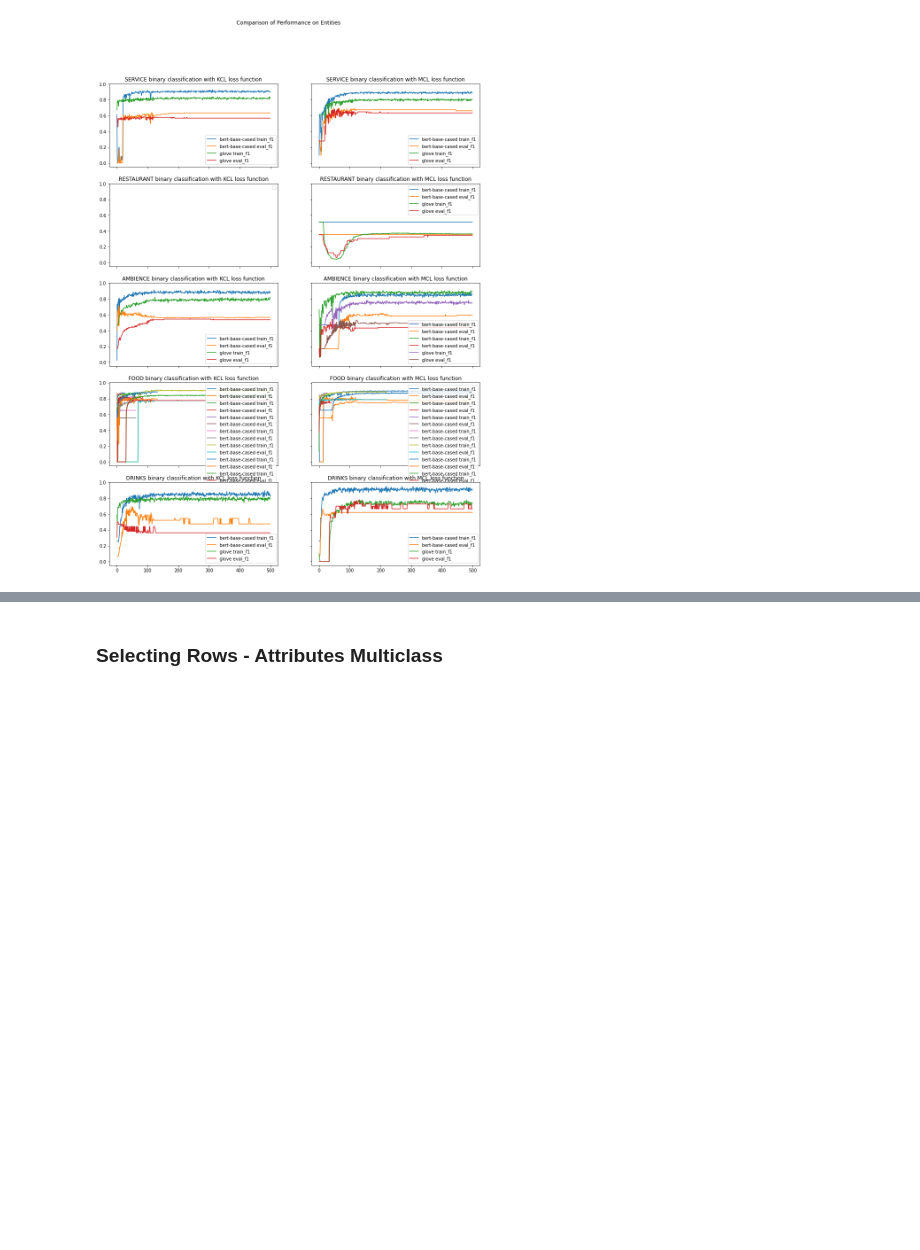
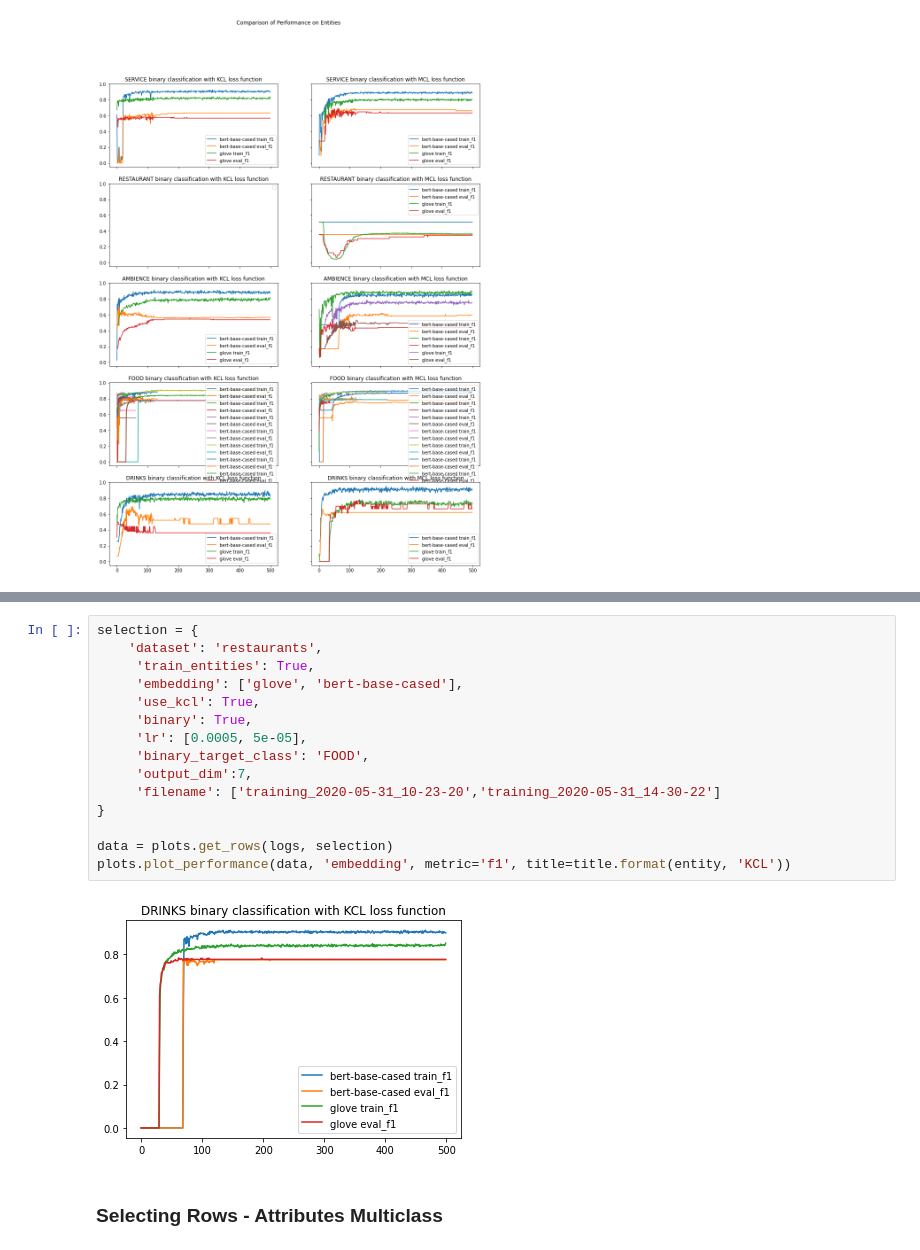
Before and after one commit to kylehiroyasu/opinion-lab-group-1.3, a Jupyter notebook: notebooks/Plotting_Results_Comparing_Embeddings_and_Losses.ipynb, the cells around one changed output, grey strips where cells are left out. Cells and saved outputs as stored; diff of their text form; blank space fills up the shorter version.

```diff
--- a/notebooks/Plotting_Results_Comparing_Embeddings_and_Losses.ipynb
+++ b/notebooks/Plotting_Results_Comparing_Embeddings_and_Losses.ipynb
@@ -176,3 +193,20 @@ No handles with labels found to put in legend.
+# %%
+selection = {
+    'dataset': 'restaurants',
+     'train_entities': True,
+     'embedding': ['glove', 'bert-base-cased'],
+     'use_kcl': True,
+     'binary': True,
+     'lr': [0.0005, 5e-05],
+     'binary_target_class': 'FOOD',
+     'output_dim':7,
+     'filename': ['training_2020-05-31_10-23-20','training_2020-05-31_14-30-22']
+}
+
+data = plots.get_rows(logs, selection)
+plots.plot_performance(data, 'embedding', metric='f1', title=title.format(entity, 'KCL'))
+# %% [output]
+[figure, added]
 # %% [markdown]
 ### Selecting Rows - Attributes Multiclass
 # %% [markdown]
```
Also changed, not shown: parts of 1 cell of this notebook.
